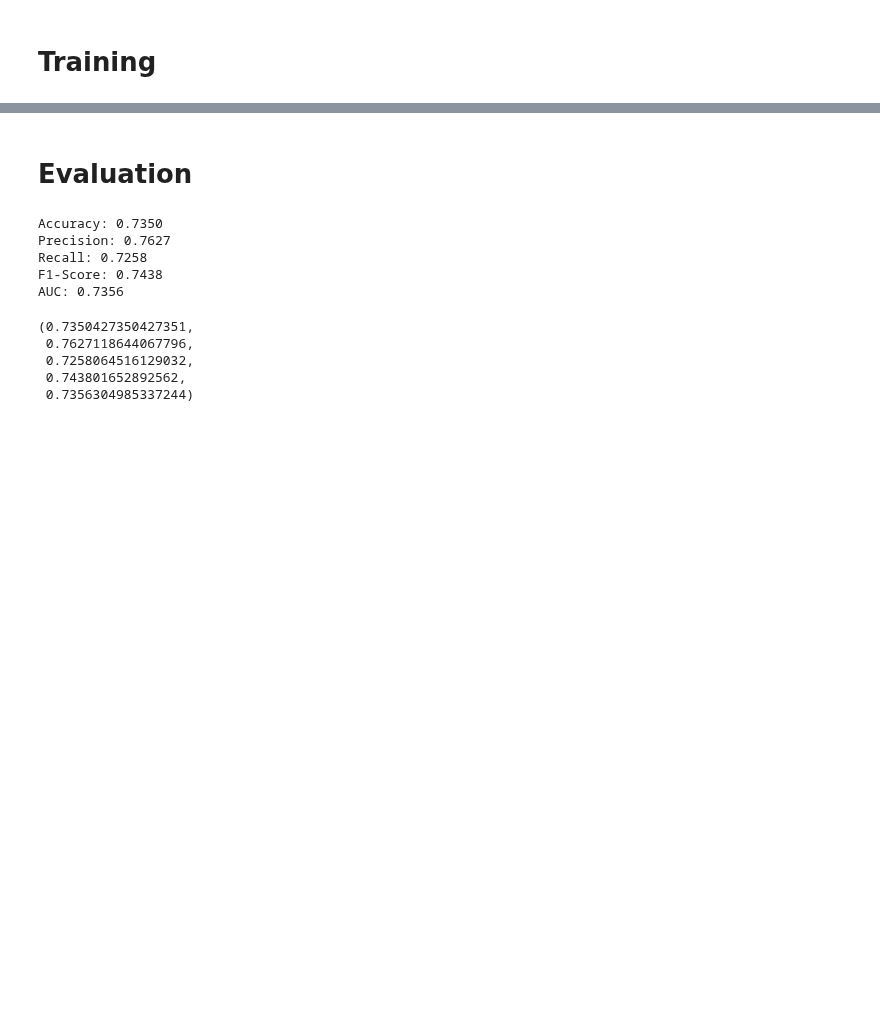
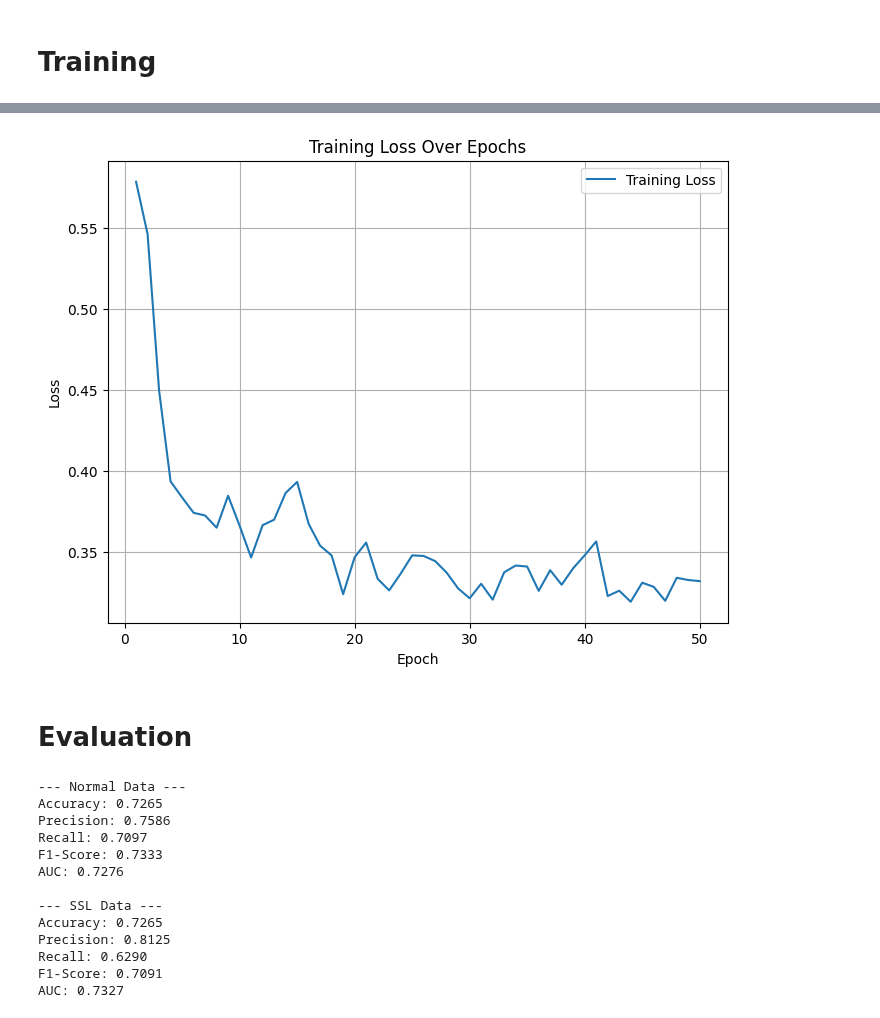
Before and after one commit to DontSlipOnDirt/breast-cancer-dss-prediction, a Jupyter notebook: transformer.ipynb, the cells around one changed output, grey strips where cells are left out. Drawn from its saved outputs; the diff is of its cells as text; code cells hidden in the pictures; blank space fills up the shorter version.

Commit message:
fixed and tested transfromer with new SSL data

```diff
--- a/transformer.ipynb
+++ b/transformer.ipynb
@@ -10,12 +12,9 @@ from sklearn.metrics import accuracy_score, precision_score, recall_score, f1_sc
 # %% [markdown]
 # Data
 # %%
-import pandas as pd
-# from sklearn.preprocessing import StandardScaler
-
 # Load Data
 train_data_path = 'data/train_data.csv'
-pseudo_train_data_path = 'data/combined_labeled_data.csv'
+pseudo_train_data_path = 'data/pseudo_labelled_data_vime.csv'
 test_data_path = 'data/test_data.csv'
 
 train_data = pd.read_csv(train_data_path)
@@ -28,8 +27,8 @@ test_data = test_data.drop(columns=['DssTime','Event'])
 
 # # Scale Data
 # scaler = StandardScaler()
-# X_train_scaled = scaler.fit_transform(X_train)
-# X_test_scaled = scaler.transform(X_test)
+# train_data = scaler.fit_transform(train_data)
+# test_data = scaler.transform(test_data)
 # %%
 # Create the dataset class
 class CancerDataset(Dataset):
@@ -46,15 +45,36 @@ class CancerDataset(Dataset):
         label = torch.tensor(self.data[self.label_column].iloc[idx], dtype=torch.float32)
         return inputs, label
 
+# SSL dataset class
+class SemiSupervisedDataset(Dataset):
+    def __init__(self, data, features, label_column, confidence_column):
+        self.data = data
+        self.features = features
+        self.label_column = label_column
+        self.confidence_column = confidence_column
+
+    def __len__(self):
+        return len(self.data)
+
+    def __getitem__(self, idx):
+        inputs = torch.tensor(self.data[self.features].iloc[idx].values, dtype=torch.float32)
+        label = torch.tensor(self.data[self.label_column].iloc[idx], dtype=torch.float32)
+        confidence = torch.tensor(self.data[self.confidence_column].iloc[idx], dtype=torch.float32)
+        return inputs, label, confidence
+
+
 # Define feature columns
 train_columns = train_data.columns[0:30]
 label_column = "Label"
 
 # Create datasets and dataloaders
 train_dataset = CancerDataset(train_data, train_columns, label_column)
+pseudo_train_dataset = CancerDataset(pseudo_train_data, train_columns, label_column)
+# pseudo_train_dataset = SemiSupervisedDataset(pseudo_train_data, train_columns, label_column, "Confidence")
 test_dataset = CancerDataset(test_data, train_columns, label_column)  # Use same columns as during training
 
 train_loader = DataLoader(train_dataset, batch_size=32, shuffle=True)
+pseudo_train_loader = DataLoader(pseudo_train_dataset, batch_size=32, shuffle=True)
 test_loader = DataLoader(test_dataset, batch_size=32, shuffle=False)
 # %% [markdown]
 # Model
@@ -180,0 +243,8 @@ Epoch 50/50, Loss: 0.5692014276981354
+# %%
+# SSL data
+model2 = UnifiedTransformerBinaryClassifier(input_dim, transformer_dim, num_heads, num_layers, dropout).to(device)
+optimizer2 = optim.Adam(model2.parameters(), lr=0.001)
+loss_fn2 = nn.BCELoss()
+
+train_model(model2, pseudo_train_loader, epochs, optimizer2, loss_fn2, device)
+# %% [output]
@@ -181,3 +268,4 @@ Epoch 50/50, Loss: 0.5692014276981354
+[figure, added]
 # %% [markdown]
 # Evaluation
 # %%
@@ -220,14 +308,21 @@ def evaluate_model(model, test_loader, device):
 # %%
 # Evaluate the model
+print("--- Normal Data ---")
 evaluate_model(model, test_loader, device)
+
+print("\n--- SSL Data ---")
+evaluate_model(model2, test_loader, device)
 # %% [output]
-Accuracy: 0.7350
-Precision: 0.7627
-Recall: 0.7258
-F1-Score: 0.7438
-AUC: 0.7356
+--- Normal Data ---
+Accuracy: 0.7265
+Precision: 0.7586
+Recall: 0.7097
+F1-Score: 0.7333
+AUC: 0.7276
+
+--- SSL Data ---
+Accuracy: 0.7265
+Precision: 0.8125
+Recall: 0.6290
+F1-Score: 0.7091
+AUC: 0.7327
-(0.7350427350427351,
- 0.7627118644067796,
- 0.7258064516129032,
- 0.743801652892562,
- 0.7356304985337244)
```
Also changed, not shown: parts of 6 cells of this notebook.
